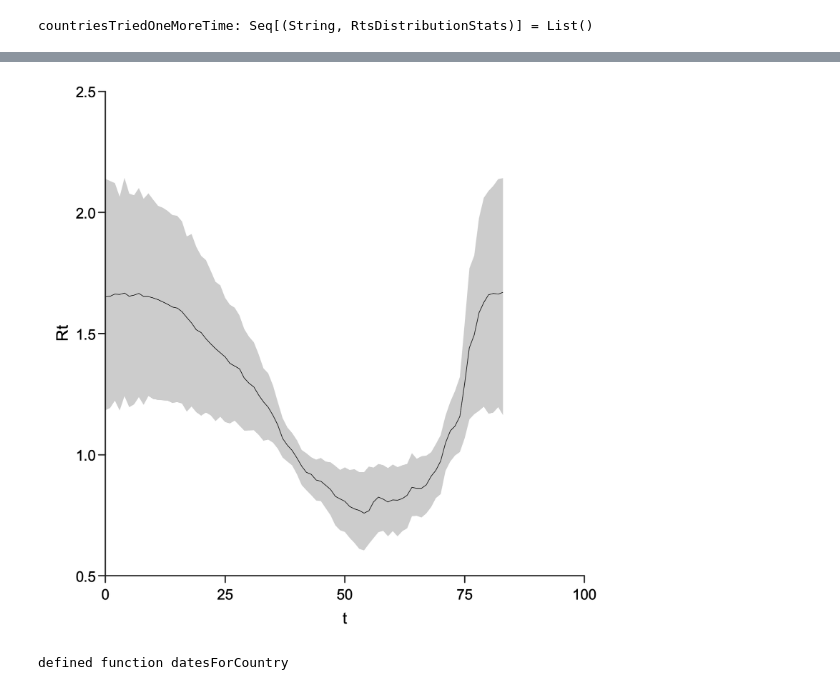
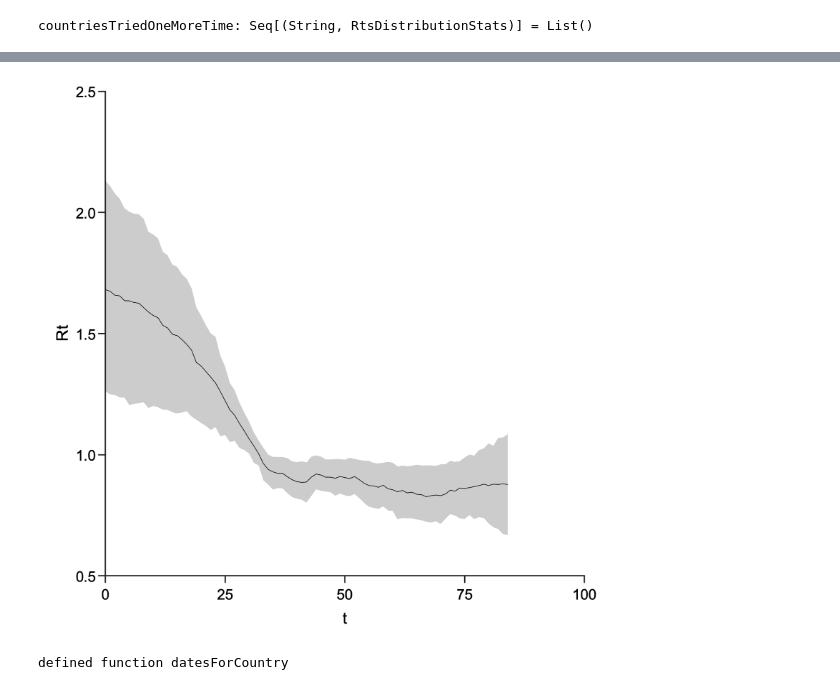
Before and after one commit to maciekrt/covid-19, a Jupyter notebook: Rainier.ipynb, the cells around one changed output, grey strips where cells are left out. Drawn from its saved outputs; the diff is of its cells as text; code cells hidden in the pictures.

```diff
--- a/Rainier.ipynb
+++ b/Rainier.ipynb
@@ -531,12 +514,12 @@ countryStats: Map[String, RtsDistributionStats] = Map(
 ...
 # %%
 {{
-    val RtsDistributionStats(means, hdpis) = countryStats("France")
+    val RtsDistributionStats(means, hdpis) = countryStats("Italy")
     //  val RtsDistributionStats(means, hdpis) = countryStats("Austria")
     show("t", "Rt", line(means), shade(hdpis))
 }}
 # %% [output]
-[figure, old version]
+[figure, new version]
 # %%
 def datesForCountry(country: String) = {
     countriesOnsetData.collect {
```
Also changed, not shown: parts of 7 cells of this notebook, 4 other files.
